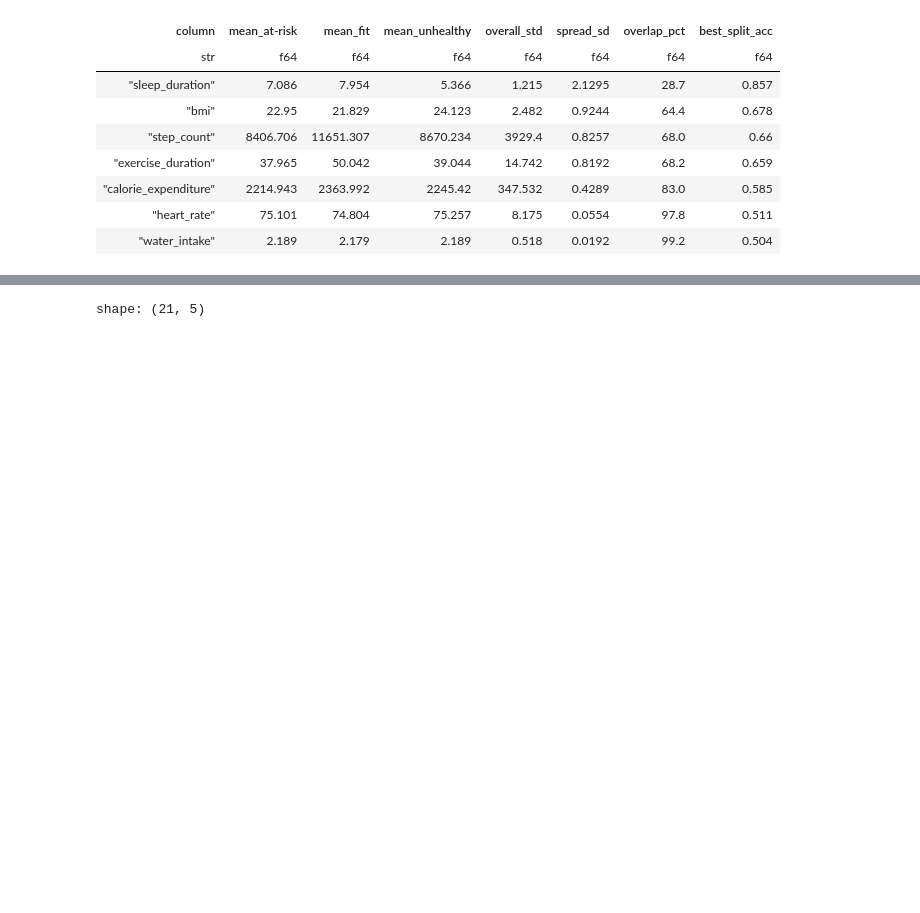
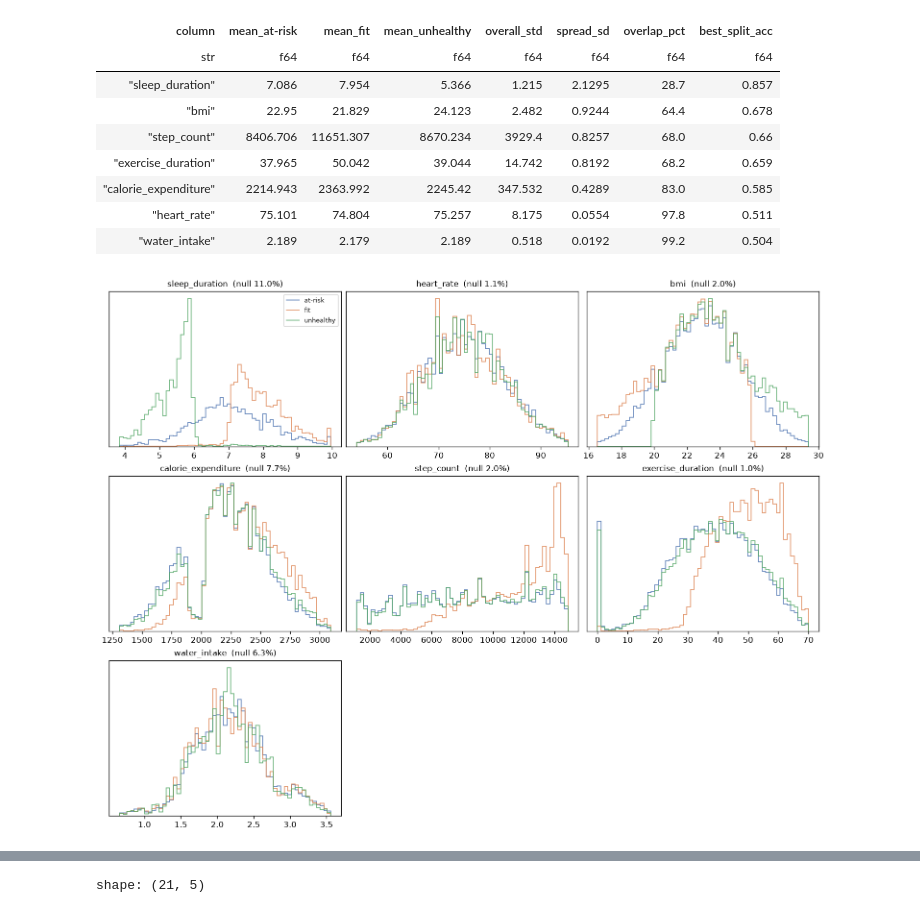
Before and after one commit to epsilonlog/comp-playground-series-s6e7, a Jupyter notebook: notebooks/01_eda.ipynb, the cells around one changed output, grey strips where cells are left out. Cells and saved outputs as stored; diff of their text form; code cells hidden in the pictures; blank space fills up the shorter version.

```diff
--- a/notebooks/01_eda.ipynb
+++ b/notebooks/01_eda.ipynb
@@ -175,4 +340,10 @@ shape: (7, 8)
 | "calorie_expenditure" | 2214.943 | 2363.992 | 2245.42 | 347.532 | 0.4289 | 83.0 | 0.585 |
 | "heart_rate" | 75.101 | 74.804 | 75.257 | 8.175 | 0.0554 | 97.8 | 0.511 |
 | "water_intake" | 2.189 | 2.179 | 2.189 | 0.518 | 0.0192 | 99.2 | 0.504 |
+# %%
+# The densities behind the d values — blind spot #2 (equal means, different variances)
+# and blind spot #3 (which class separates from which) are only visible here.
+plots.numeric_grid(train, io.NUMERIC_COLS, io.TARGET)
+# %% [output]
+[figure, added]
 # %% [markdown]
```
Also changed, not shown: parts of 12 cells of this notebook, 1 other file.
